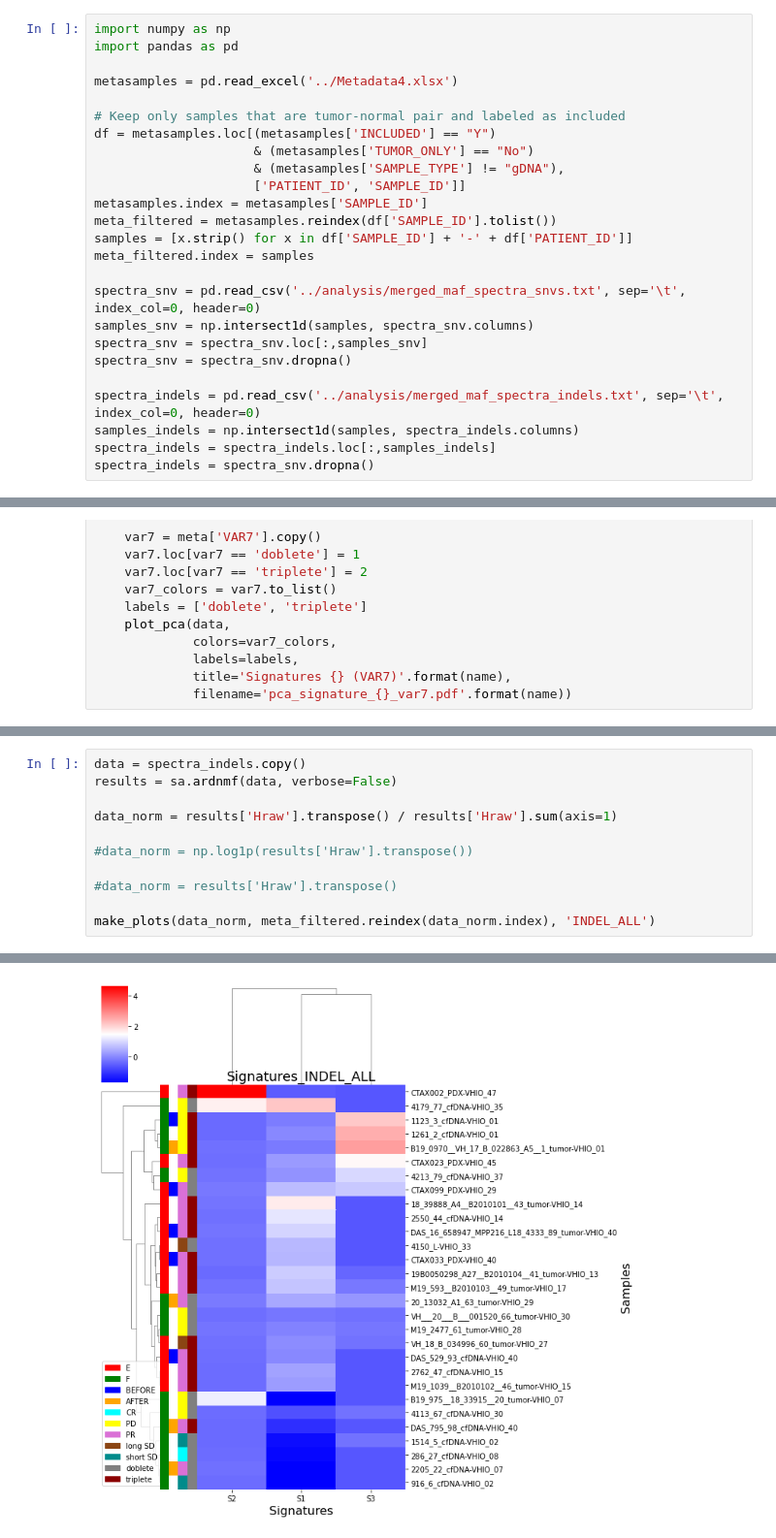
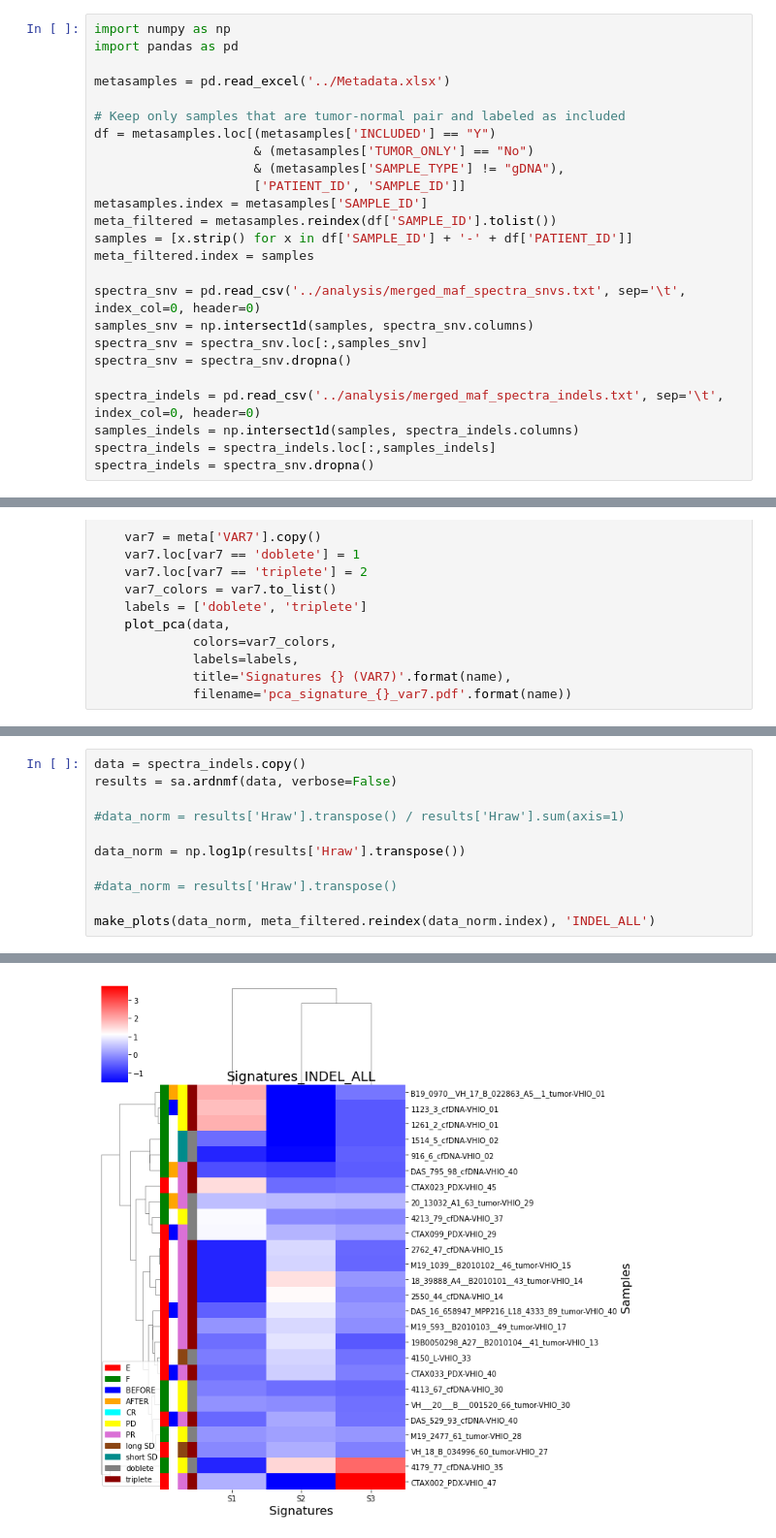
Before and after one commit to jfnavarro/scitron, a Jupyter notebook: analysis_signatures.ipynb, the cells around one changed output, grey strips where cells are left out. Shown at 97% size. Cells and saved outputs as stored; diff of their text form.

```diff
--- a/analysis_signatures.ipynb
+++ b/analysis_signatures.ipynb
@@ -2,7 +2,7 @@
 import numpy as np
 import pandas as pd
 
-metasamples = pd.read_excel('../Metadata4.xlsx')
+metasamples = pd.read_excel('../Metadata.xlsx')
 
 # Keep only samples that are tumor-normal pair and labeled as included
 df = metasamples.loc[(metasamples['INCLUDED'] == "Y")
@@ -197,9 +197,9 @@ sa.pl.signature_barplot(results['Wraw'])
 data = spectra_indels.copy()
 results = sa.ardnmf(data, verbose=False)
 
-data_norm = results['Hraw'].transpose() / results['Hraw'].sum(axis=1)
+#data_norm = results['Hraw'].transpose() / results['Hraw'].sum(axis=1)
 
-#data_norm = np.log1p(results['Hraw'].transpose())
+data_norm = np.log1p(results['Hraw'].transpose())
 
 #data_norm = results['Hraw'].transpose()
 
@@ -209 +209 @@ nit= 2064 K=3   del=0.000000838
-[figure, old version]
+[figure, new version]
```
Also changed, not shown: parts of 6 cells of this notebook, 13 other files.
